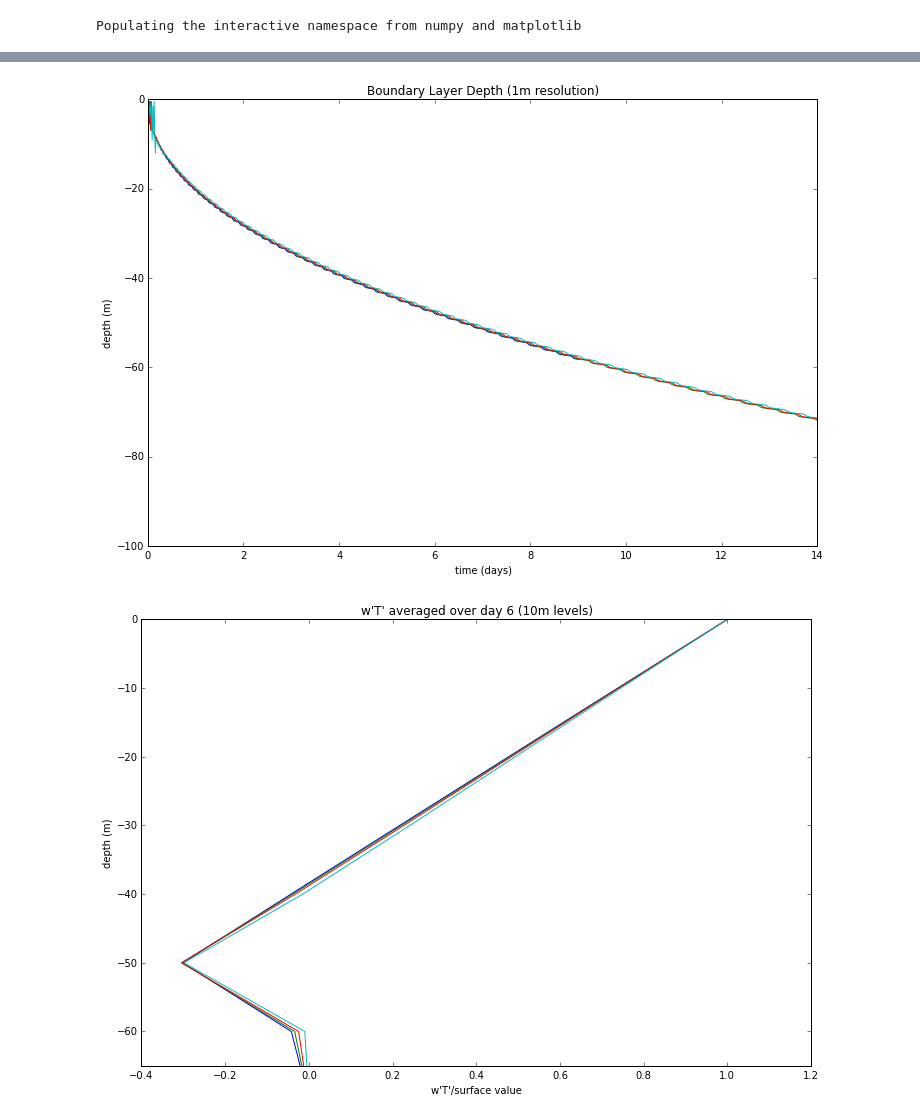
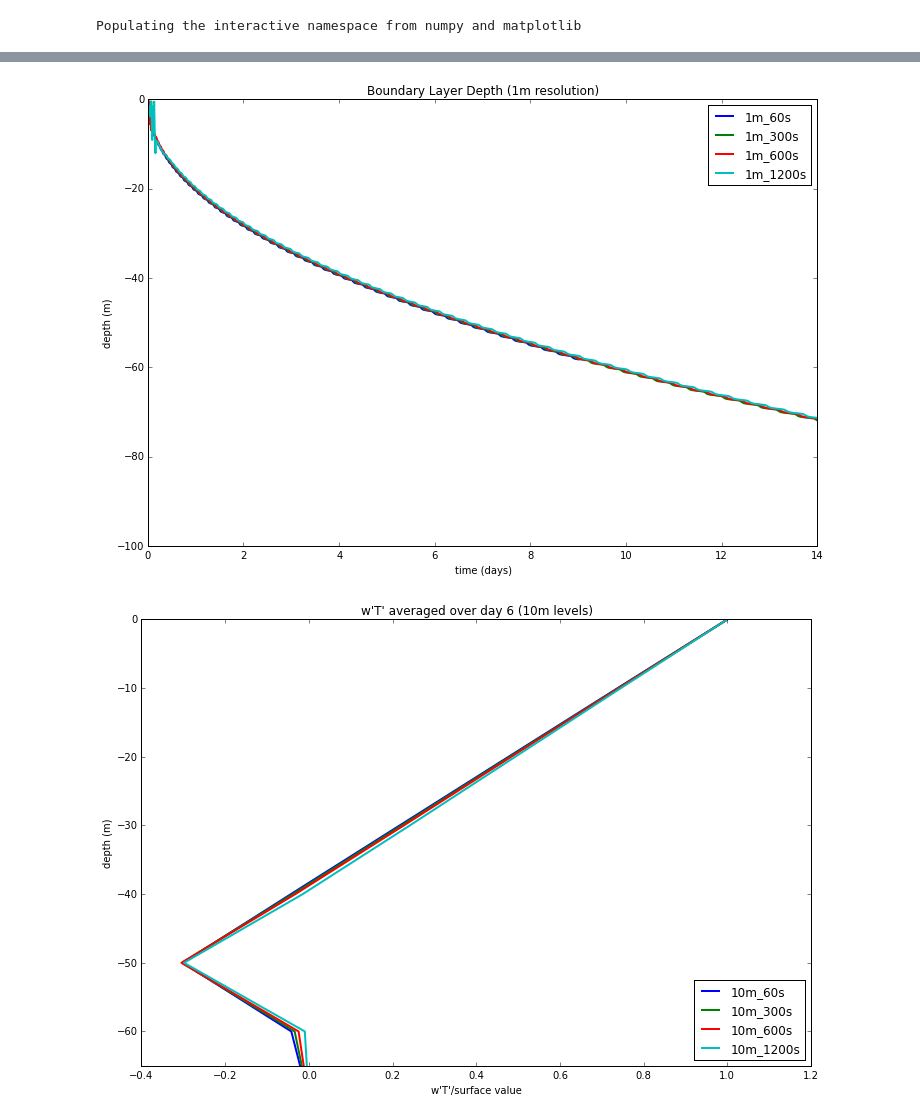
Before and after one commit to mnlevy1981/ipy_notebooks, a Jupyter notebook: ConvectI_compare.ipynb, the cells around one changed output, grey strips where cells are left out. Saved outputs shown, nothing was run; the diff lists cells and outputs as text; code cells hidden in the pictures.

```diff
--- a/ConvectI_compare.ipynb
+++ b/ConvectI_compare.ipynb
@@ -47,7 +47,8 @@ for dz in resolutions:
             data[ind]['zplot'].append(float(z))
 # %%
 for dz in resolutions:
-    plt.plot(data[dz+'_1200s']["w'T'"],data[dz+'_1200s']['zplot'],'-');
+    ind = dz+'_1200s'
+    plt.plot(data[ind]["w'T'"],data[ind]['zplot'],'-', linewidth=2.0, label=ind);
 plt.title("w'T' averaged over "+data['10m_1200s']['day_for_plot'] + " (1200s time step)"); plt.xlabel("w'T'/surface value");
-plt.ylabel("depth (m)"); plt.ylim((-65,0));
+plt.ylabel("depth (m)"); plt.ylim((-65,0)); plt.legend(loc=4);
 # %% [output]
@@ -56,7 +57,7 @@ plt.ylabel("depth (m)"); plt.ylim((-65,0));
 dt = '1200s';
 for dz in resolutions:
     ind = dz+'_'+dt
-    plt.plot(data[ind]['time'], data[ind]['h'], '-')
+    plt.plot(data[ind]['time'], data[ind]['h'], '-', linewidth=2.0, label=ind)
 plt.title("Boundary Layer Depth ("+dt+" time step)"); plt.xlabel("time (days)");
-plt.ylabel("depth (m)"); plt.ylim((-100,0));
+plt.ylabel("depth (m)"); plt.ylim((-100,0)); plt.legend();
 # %% [output]
@@ -65,8 +66,8 @@ plt.ylabel("depth (m)"); plt.ylim((-100,0));
 dz = '1m'
 for dt in timesteps[dz]:
     ind = dz+'_'+dt
-    plt.plot(data[ind]["w'T'"],data[ind]['zplot'],'-');
+    plt.plot(data[ind]["w'T'"],data[ind]['zplot'],'-', linewidth=2.0, label=ind);
 
 plt.title("w'T' averaged over "+data[dz+'_1200s']['day_for_plot'] + " (" + dz +" levels)"); plt.xlabel("w'T'/surface value");
-plt.ylabel("depth (m)"); plt.ylim((-65,0));
+plt.ylabel("depth (m)"); plt.ylim((-65,0)); plt.legend(loc=4);
 # %% [output]
@@ -75,21 +76,21 @@ plt.ylabel("depth (m)"); plt.ylim((-65,0));
 dz = '1m'
 for dt in timesteps[dz]:
     ind = dz+'_'+dt
-    plt.plot(data[ind]['time'], data[ind]['h'], '-')
+    plt.plot(data[ind]['time'], data[ind]['h'], '-', linewidth=2.0, label=ind)
 plt.title("Boundary Layer Depth ("+dz+" resolution)"); plt.xlabel("time (days)");
-plt.ylabel("depth (m)"); plt.ylim((-100,0));
+plt.ylabel("depth (m)"); plt.ylim((-100,0)); plt.legend();
 # %% [output]
-[figure, old version]
+[figure, new version]
 # %%
 dz = '10m'
 for dt in timesteps[dz]:
     ind = dz+'_'+dt
-    plt.plot(data[ind]["w'T'"],data[ind]['zplot'],'-');
+    plt.plot(data[ind]["w'T'"],data[ind]['zplot'],'-', linewidth=2.0, label=ind);
 
-plt.title("w'T' averaged over "+data[dz+'_1200s']['day_for_plot'] + " (" + dz +" levels)"); plt.xlabel("w'T'/surface value");
-plt.ylabel("depth (m)"); plt.ylim((-65,0));
+plt.title("w'T' averaged over "+data[dz+'_1200s']['day_for_plot'] + " (" + dz +" levels)");
+plt.xlabel("w'T'/surface value"); plt.ylabel("depth (m)"); plt.ylim((-65,0)); plt.legend(loc=4);
 # %% [output]
-[figure, old version]
+[figure, new version]
 # %%
 dz = '10m'
 for dt in timesteps[dz]:
```
Also changed, not shown: parts of 4 cells of this notebook.
